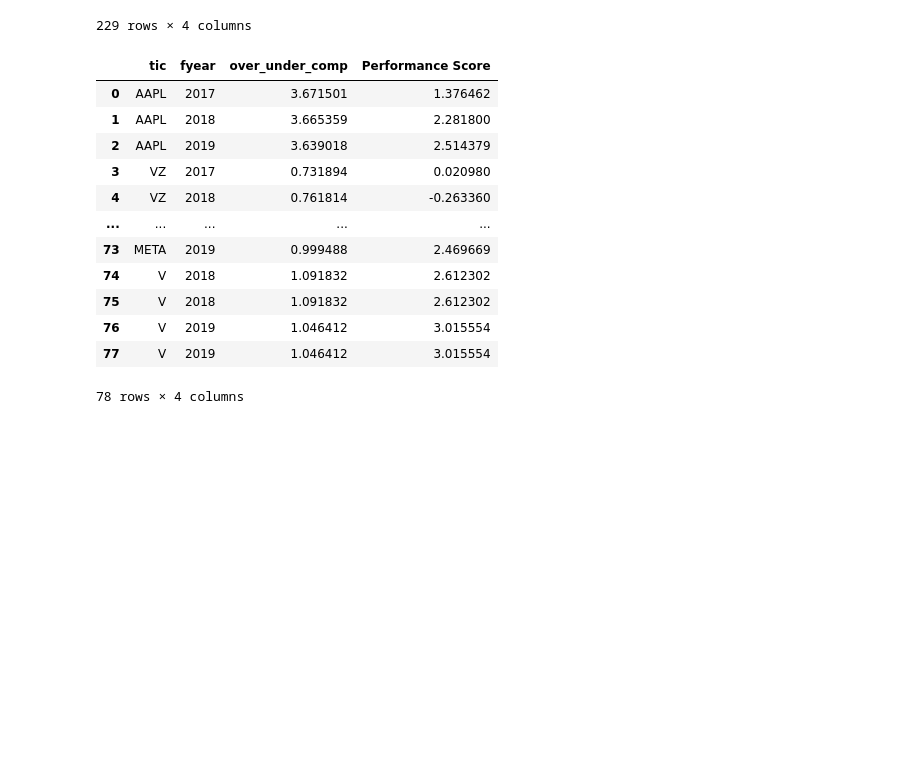
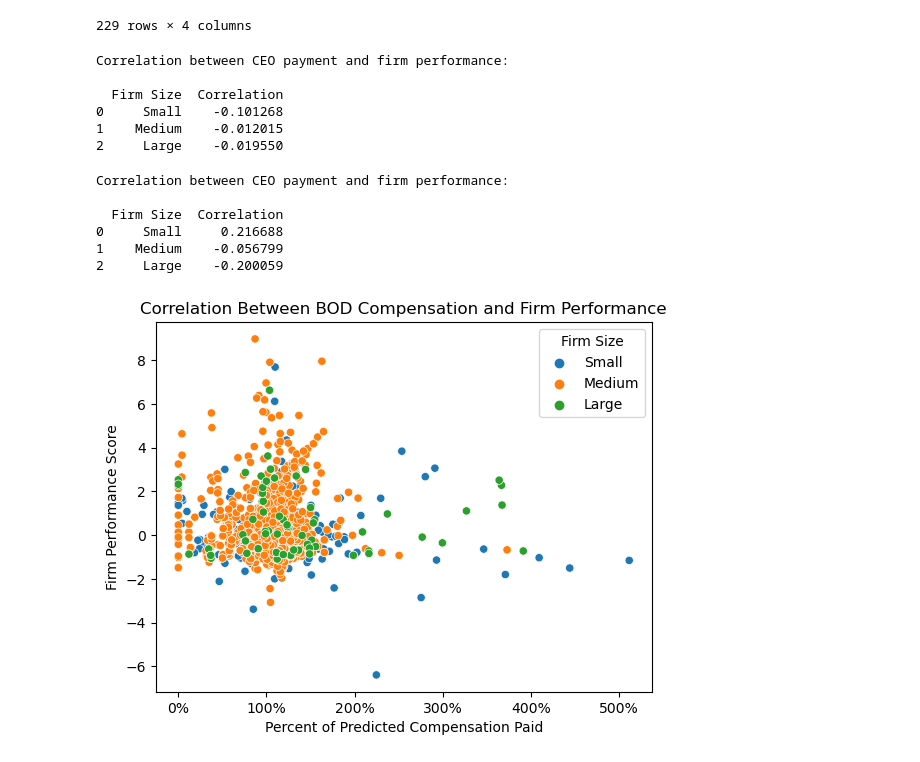
Before and after one commit to tobeybill/TISATAFL, a Jupyter notebook: CorrelationCreation.ipynb, the cells around one changed output. Saved outputs shown, nothing was run; the diff lists cells and outputs as text; code cells hidden in the pictures; blank space fills up the shorter version.

Commit message:
graphs

```diff
--- a/CorrelationCreation.ipynb
+++ b/CorrelationCreation.ipynb
@@ -361,19 +364,56 @@ CEO_large = CEO_large.merge(scores_df,
                 on=['tic','fyear'],
                 indicator=False,
                 validate='m:1')
-# %%
-BOD_large
-# %% [output]
-|  | tic | fyear | over_under_comp | Performance Score |
-| 0 | AAPL | 2017 | 3.671501 | 1.376462 |
-| 1 | AAPL | 2018 | 3.665359 | 2.281800 |
-| 2 | AAPL | 2019 | 3.639018 | 2.514379 |
-| 3 | VZ | 2017 | 0.731894 | 0.020980 |
-| 4 | VZ | 2018 | 0.761814 | -0.263360 |
-| ... | ... | ... | ... | ... |
-| 73 | META | 2019 | 0.999488 | 2.469669 |
-| 74 | V | 2018 | 1.091832 | 2.612302 |
-| 75 | V | 2018 | 1.091832 | 2.612302 |
-| 76 | V | 2019 | 1.046412 | 3.015554 |
-| 77 | V | 2019 | 1.046412 | 3.015554 |
-78 rows × 4 columns
+# %%
+BOD_small_corr = BOD_small['over_under_comp'].corr(BOD_small['Performance Score'])
+BOD_med_corr = BOD_med['over_under_comp'].corr(BOD_med['Performance Score'])
+BOD_large_corr = BOD_large['over_under_comp'].corr(BOD_large['Performance Score'])
+
+BOD_correlations = pd.DataFrame({'Firm Size':['Small', 'Medium', 'Large'],
+                        'Correlation':[BOD_small_corr, BOD_med_corr, BOD_large_corr]})
+
+print('Correlation between CEO payment and firm performance:\n')
+print(BOD_correlations)
+# %% [output]
+Correlation between CEO payment and firm performance:
+
+  Firm Size  Correlation
+0     Small    -0.101268
+1    Medium    -0.012015
+2     Large    -0.019550
+# %%
+CEO_small_corr = CEO_small['over_under_comp'].corr(CEO_small['Performance Score'])
+CEO_med_corr = CEO_med['over_under_comp'].corr(CEO_med['Performance Score'])
+CEO_large_corr = CEO_large['over_under_comp'].corr(CEO_large['Performance Score'])
+
+CEO_correlations = pd.DataFrame({'Firm Size':['Small', 'Medium', 'Large'],
+                        'Correlation':[CEO_small_corr, CEO_med_corr, CEO_large_corr]})
+
+print('Correlation between CEO payment and firm performance:\n')
+print(CEO_correlations)
+# %% [output]
+Correlation between CEO payment and firm performance:
+
+  Firm Size  Correlation
+0     Small     0.216688
+1    Medium    -0.056799
+2     Large    -0.200059
+# %%
+BOD_small['Firm Size'] = 'Small'
+BOD_med['Firm Size'] = 'Medium'
+BOD_large['Firm Size'] = 'Large'
+BOD_combined = pd.concat([BOD_small, BOD_med, BOD_large], axis=0)
+
+fig, ax = plt.subplots()
+sns.scatterplot(data=BOD_combined,
+                x='over_under_comp',
+                y='Performance Score',
+                hue='Firm Size',
+                ax=ax)
+ax.set(title='Correlation Between BOD Compensation and Firm Performance',
+    xlabel='Percent of Predicted Compensation Paid',
+    ylabel='Firm Performance Score'
+)
+ax.xaxis.set_major_formatter(mtick.PercentFormatter(1.0))
+# %% [output]
+[figure, added]
```
Also changed, not shown: parts of 3 cells of this notebook.
